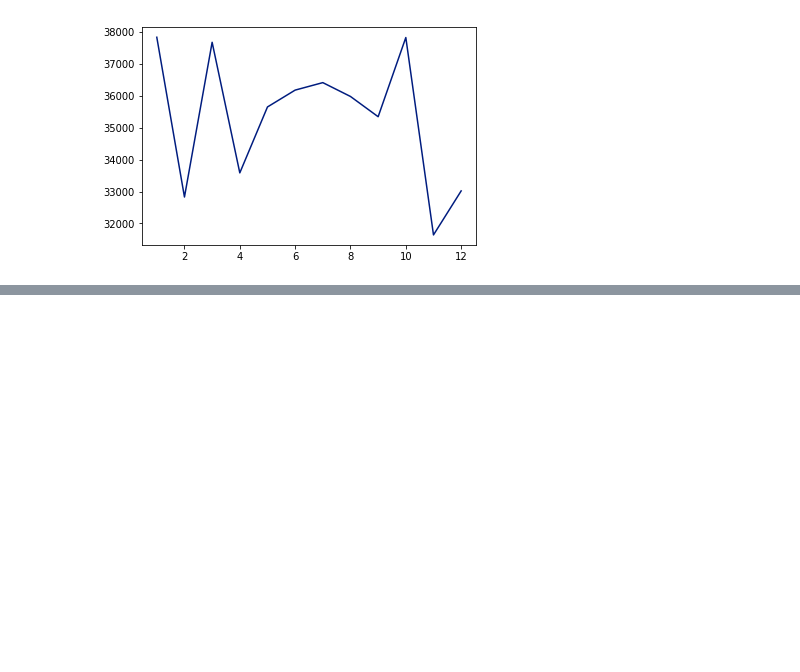
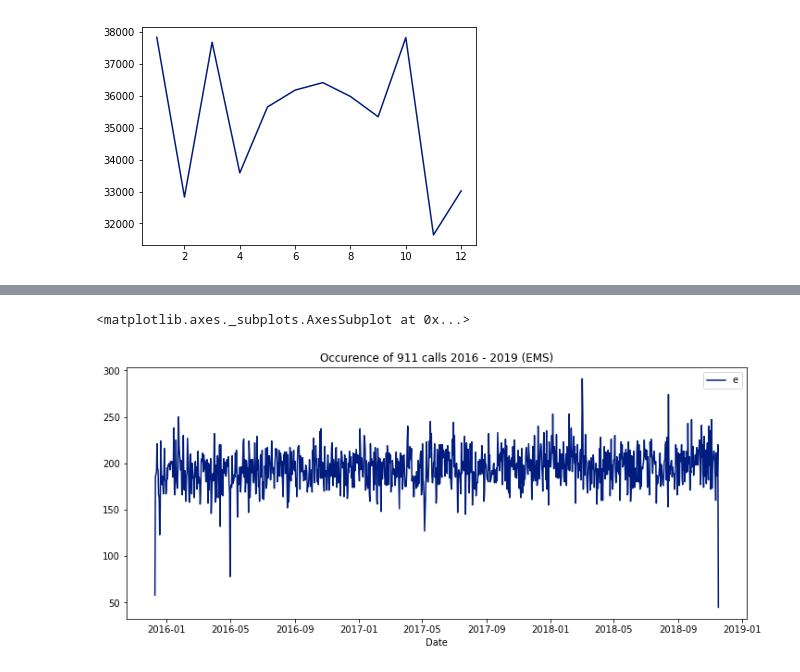
Before and after one commit to petertea96/Kaggle-Emergency-Calls, a Jupyter notebook: Project_Script.ipynb, the cells around one changed output, grey strips where cells are left out. Drawn from its saved outputs; the diff is of its cells as text; code cells hidden in the pictures; blank space fills up the shorter version.

```diff
--- a/Project_Script.ipynb
+++ b/Project_Script.ipynb
@@ -224,0 +299,11 @@ plt.plot(x=Date_counts.index, y = Date_counts['e'])
+# %%
+#--> Filter data sets by Reason_for_call.
+
+#|--> Let's start with EMS
+
+Date_EMS_counts = Emergency_data[Emergency_data['Reason_for_call'] == 'EMS'].groupby('Date').count()
+#Date_EMS_counts.head()
+
+#Now, we need to reset index column into an actual column. This will help with plotting...
+Date_EMS_counts.reset_index(inplace=True)
+Date_EMS_counts.head()
@@ -224,0 +317,5 @@ plt.plot(x=Date_counts.index, y = Date_counts['e'])
+# %%
+Date_EMS_counts.plot(x = 'Date', y = 'e', figsize=(12, 5), title = "Occurence of 911 calls 2016 - 2019 (EMS)")
+# %% [output]
+<matplotlib.axes._subplots.AxesSubplot at 0x...>
+[figure, added]
```
Also changed, not shown: parts of 19 cells of this notebook.
